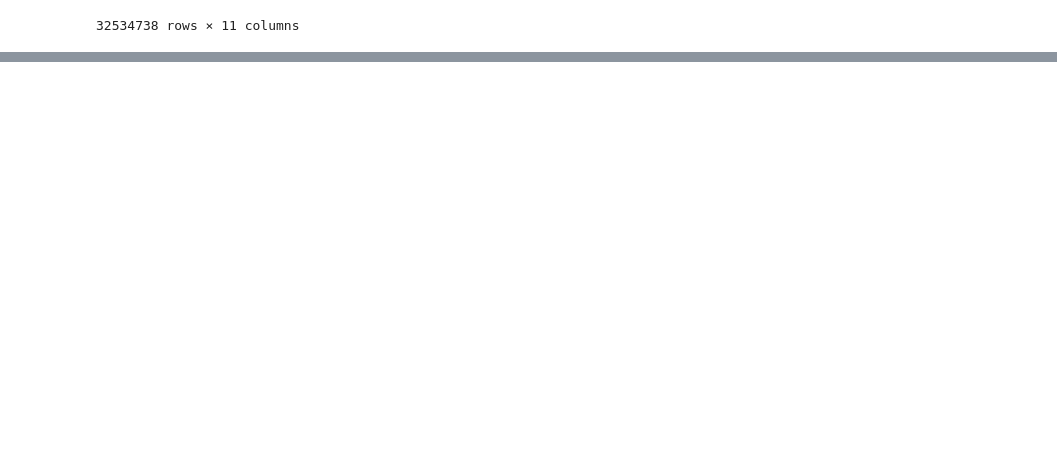
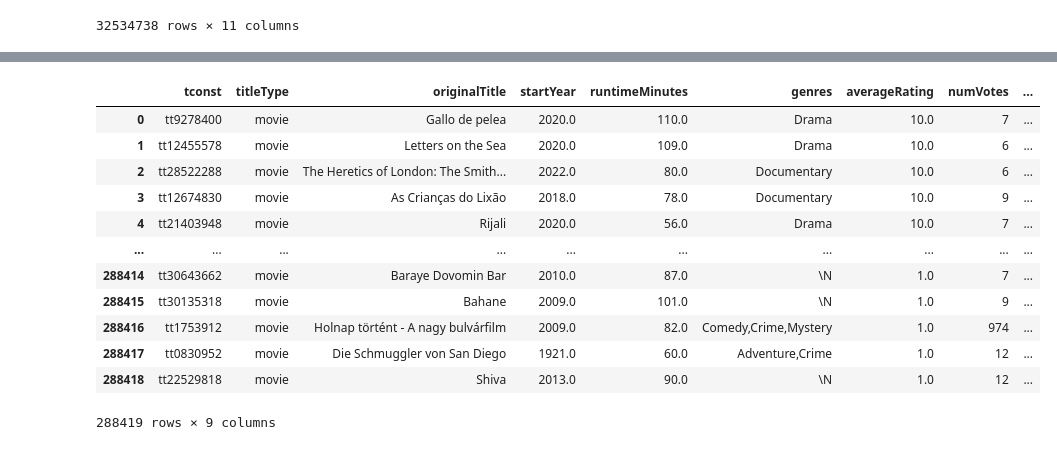
Before and after one commit to aurelieDANIEL2003/projet2_AAA, a Jupyter notebook: comparaison.ipynb, the cells around one changed output, grey strips where cells are left out. Saved outputs shown, nothing was run; the diff lists cells and outputs as text; code cells hidden in the pictures; blank space fills up the shorter version.

```diff
--- a/comparaison.ipynb
+++ b/comparaison.ipynb
@@ -35,0 +511,6 @@ NameError: name 'pd' is not defined
+# %%
+df_name_nba31.head()
+df_merged = pd.merge(df_tb2a, df_ratings, on="tconst", how="inner")
+df_merged = df_merged[df_merged['titleType'] == 'movie']
+df_merged.reset_index(drop=True, inplace=True)
+df_merged.head()
@@ -35,0 +524,31 @@ NameError: name 'pd' is not defined
+# %%
+# Pour supprimer uniquement les lignes où la colonne startYear contient des NaN :
+df_merged = df_merged.dropna(subset=['startYear'])
+# %%
+df_merged['runtimeMinutes'] = pd.to_numeric(df_merged['runtimeMinutes'], errors='coerce')
+# Pour supprimer uniquement les lignes où la colonne runtimeMinutes contient des NaN :
+df_merged = df_merged.dropna(subset=['runtimeMinutes'])
+# %%
+#Définir les intervalles pour les périodes
+bins = [0, 1950, 1970, 1990, 2000, 2010, float('inf')]
+labels = ['<1950', '1950-1970', '1970-1990', '1990-2000', '2000-2010', '>2010']
+df_merged['période'] = pd.cut(df_merged['startYear'], bins=bins, labels=labels, right=False)# Ajouter une colonne 'periode' directement
+# %%
+top_film_mieux_notés = df_merged.sort_values(by="averageRating", ascending=False)
+top_film_mieux_notés1 = top_film_mieux_notés.reset_index(drop=True)
+top_film_mieux_notés1  #.shape
+#originalTitle
+# %% [output]
+|  | tconst | titleType | originalTitle | startYear | runtimeMinutes | genres | averageRating | numVotes | ... |
+| 0 | tt9278400 | movie | Gallo de pelea | 2020.0 | 110.0 | Drama | 10.0 | 7 | ... |
+| 1 | tt12455578 | movie | Letters on the Sea | 2020.0 | 109.0 | Drama | 10.0 | 6 | ... |
+| 2 | tt28522288 | movie | The Heretics of London: The Smith... | 2022.0 | 80.0 | Documentary | 10.0 | 6 | ... |
+| 3 | tt12674830 | movie | As Crianças do Lixão | 2018.0 | 78.0 | Documentary | 10.0 | 9 | ... |
+| 4 | tt21403948 | movie | Rijali | 2020.0 | 56.0 | Drama | 10.0 | 7 | ... |
+| ... | ... | ... | ... | ... | ... | ... | ... | ... | ... |
+| 288414 | tt30643662 | movie | Baraye Dovomin Bar | 2010.0 | 87.0 | \N | 1.0 | 7 | ... |
+| 288415 | tt30135318 | movie | Bahane | 2009.0 | 101.0 | \N | 1.0 | 9 | ... |
+| 288416 | tt1753912 | movie | Holnap történt - A nagy bulvárfilm | 2009.0 | 82.0 | Comedy,Crime,Mystery | 1.0 | 974 | ... |
+| 288417 | tt0830952 | movie | Die Schmuggler von San Diego | 1921.0 | 60.0 | Adventure,Crime | 1.0 | 12 | ... |
+| 288418 | tt22529818 | movie | Shiva | 2013.0 | 90.0 | \N | 1.0 | 12 | ... |
+288419 rows × 9 columns
```
Also changed, not shown: parts of 68 cells of this notebook, 3 other files.
